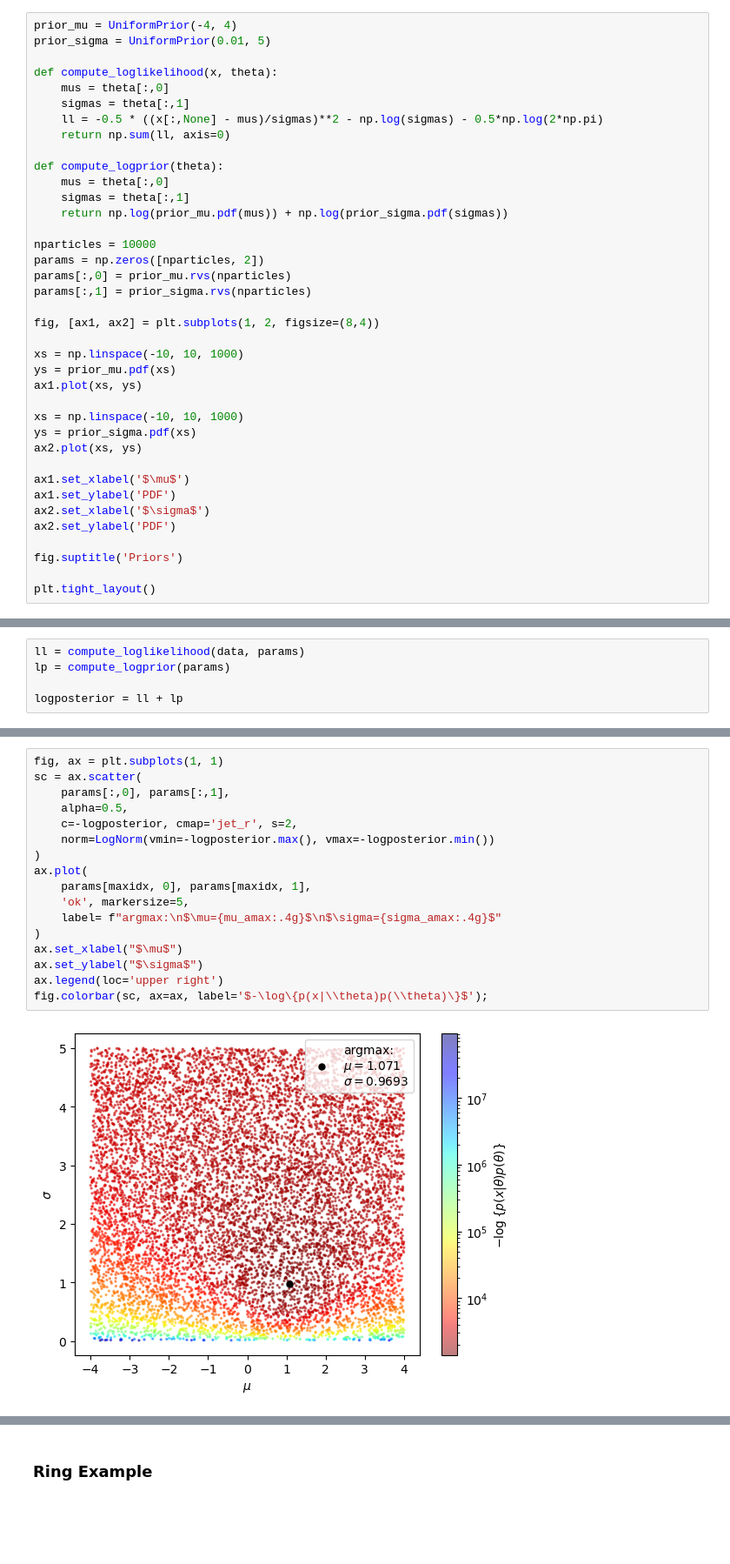
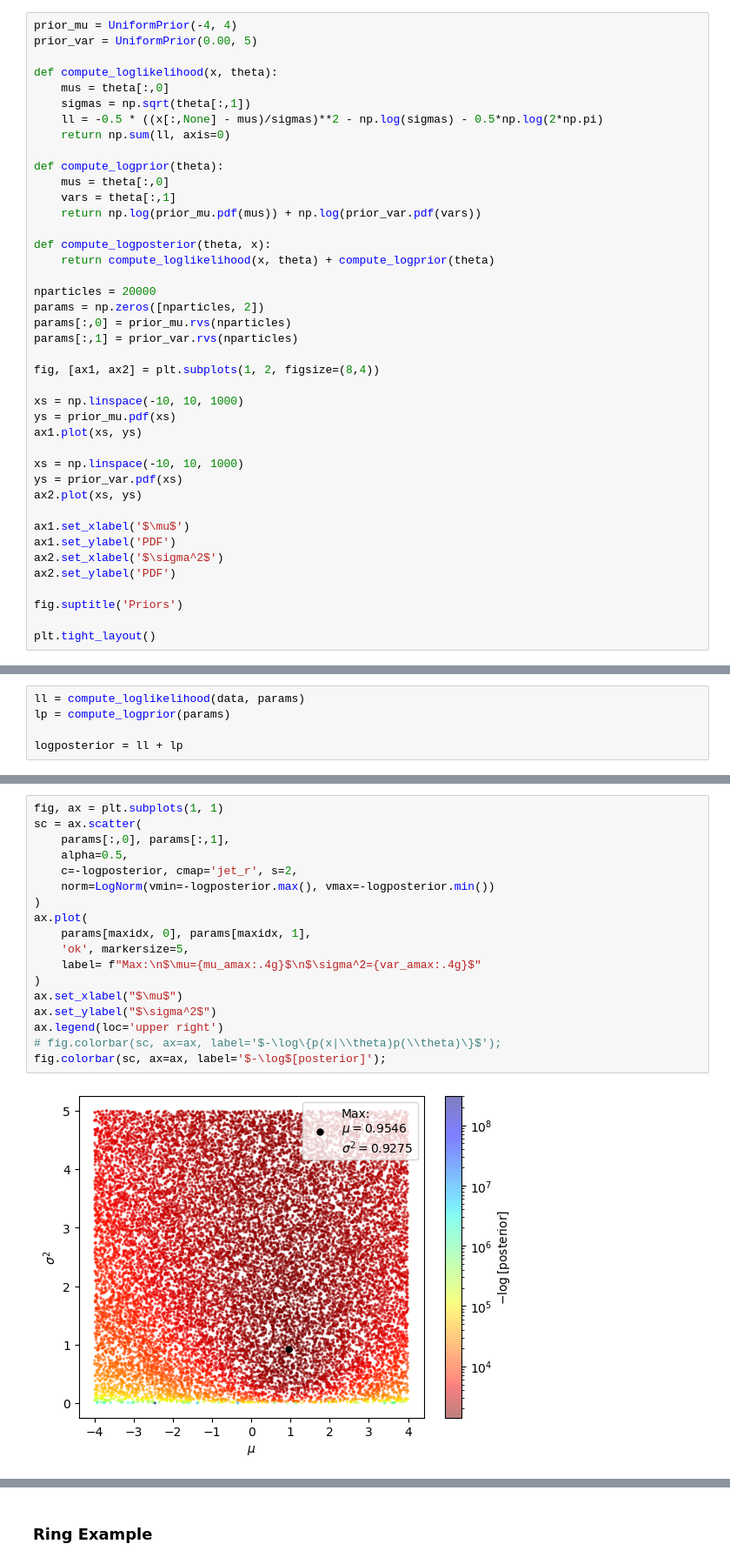
Before and after one commit to AddisonHowe/abcsmc-tutorial, a Jupyter notebook: notebooks/background.ipynb, the cells around one changed output, grey strips where cells are left out. Shown at 87% size. Saved outputs shown, nothing was run; the diff lists cells and outputs as text; blank space fills up the shorter version.

```diff
--- a/notebooks/background.ipynb
+++ b/notebooks/background.ipynb
@@ -25,22 +39,25 @@ plt.hist(data);
 # %%
 prior_mu = UniformPrior(-4, 4)
-prior_sigma = UniformPrior(0.01, 5)
+prior_var = UniformPrior(0.00, 5)
 
 def compute_loglikelihood(x, theta):
     mus = theta[:,0]
-    sigmas = theta[:,1]
+    sigmas = np.sqrt(theta[:,1])
     ll = -0.5 * ((x[:,None] - mus)/sigmas)**2 - np.log(sigmas) - 0.5*np.log(2*np.pi)
     return np.sum(ll, axis=0)
 
 def compute_logprior(theta):
     mus = theta[:,0]
-    sigmas = theta[:,1]
-    return np.log(prior_mu.pdf(mus)) + np.log(prior_sigma.pdf(sigmas))
+    vars = theta[:,1]
+    return np.log(prior_mu.pdf(mus)) + np.log(prior_var.pdf(vars))
 
-nparticles = 10000
+def compute_logposterior(theta, x):
+    return compute_loglikelihood(x, theta) + compute_logprior(theta)
+
+nparticles = 20000
 params = np.zeros([nparticles, 2])
 params[:,0] = prior_mu.rvs(nparticles)
-params[:,1] = prior_sigma.rvs(nparticles)
+params[:,1] = prior_var.rvs(nparticles)
 
 fig, [ax1, ax2] = plt.subplots(1, 2, figsize=(8,4))
 
@@ -49,12 +66,12 @@ ys = prior_mu.pdf(xs)
 ax1.plot(xs, ys)
 
 xs = np.linspace(-10, 10, 1000)
-ys = prior_sigma.pdf(xs)
+ys = prior_var.pdf(xs)
 ax2.plot(xs, ys)
 
 ax1.set_xlabel('$\mu$')
 ax1.set_ylabel('PDF')
-ax2.set_xlabel('$\sigma$')
+ax2.set_xlabel('$\sigma^2$')
 ax2.set_ylabel('PDF')
 
 fig.suptitle('Priors')
@@ -73,21 +119,22 @@ mu_amax, sigma_amax = params[maxidx]
 # %%
 fig, ax = plt.subplots(1, 1)
 sc = ax.scatter(
     params[:,0], params[:,1],
     alpha=0.5,
     c=-logposterior, cmap='jet_r', s=2,
     norm=LogNorm(vmin=-logposterior.max(), vmax=-logposterior.min())
 )
 ax.plot(
     params[maxidx, 0], params[maxidx, 1],
     'ok', markersize=5,
-    label= f"argmax:\n$\mu={mu_amax:.4g}$\n$\sigma={sigma_amax:.4g}$"
+    label= f"Max:\n$\mu={mu_amax:.4g}$\n$\sigma^2={var_amax:.4g}$"
 )
 ax.set_xlabel("$\mu$")
-ax.set_ylabel("$\sigma$")
+ax.set_ylabel("$\sigma^2$")
 ax.legend(loc='upper right')
-fig.colorbar(sc, ax=ax, label='$-\log\{p(x|\\theta)p(\\theta)\}$');
+# fig.colorbar(sc, ax=ax, label='$-\log\{p(x|\\theta)p(\\theta)\}$');
+fig.colorbar(sc, ax=ax, label='$-\log$[posterior]');
 # %% [output]
-[figure, old version]
+[figure, new version]
 # %%
 true_mu = 1
```
Also changed, not shown: parts of 8 cells of this notebook, 4 other files.
